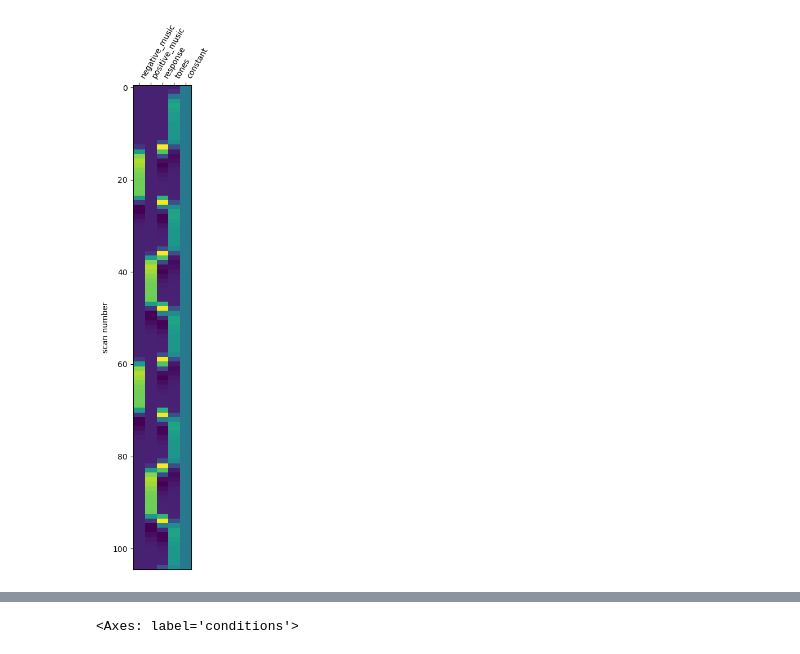
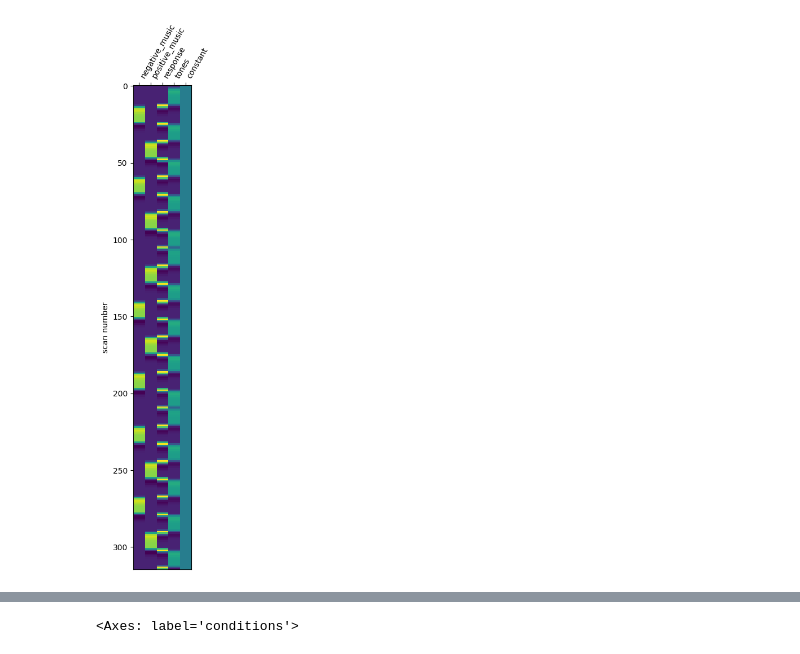
Before and after one commit to NicolasRR/NSSP, a Jupyter notebook: glm.ipynb, the cells around one changed output, grey strips where cells are left out. Cells and saved outputs as stored; diff of their text form; code cells hidden in the pictures.

```diff
--- a/glm.ipynb
+++ b/glm.ipynb
@@ -72,0 +71,3 @@ for df in events_list:
+# %%
+events = pd.concat(events_list, ignore_index=True)
+events.tail()
@@ -73,4 +81,5 @@ for df in events_list:
 # %%
-data = fmri_img.dataobj[...,:105]
+# data = fmri_img.dataobj[...,:105*2]
 
-target_img = nib.Nifti1Image(data,fmri_img.affine, fmri_img.header)
+# target_img = nib.Nifti1Image(data,fmri_img.affine, fmri_img.header)
+# del fmri_img
@@ -88,7 +87,7 @@ fsleyesDisplay.resetOverlays()
 import json
 
 # Load JSON data from a file
-with open("./task-music_bold.json", 'r') as file:
+with open(sample_path+"/task-music_bold.json", 'r') as file:
     data = json.load(file)
 
 TR = data['RepetitionTime']
@@ -104,13 +100,11 @@ TR = data['RepetitionTime']
 from nilearn.glm.first_level import make_first_level_design_matrix, FirstLevelModel
 
 # Specify what sort of GLM we want (nature of the noise, repetition time of the data and other parameters)
-fmri_glm = FirstLevelModel(t_r=TR,
-                           noise_model='ar1',
-                           standardize=False,
-                           hrf_model='spm',
-                           drift_model=None,
-                           high_pass=.01)
+fmri_glm1 = FirstLevelModel(t_r=TR,
+                           **fmri_args
+                           )
 
 # Fit the model to our design and data
-fmri_glm = fmri_glm.fit(target_img, events_list[0])
+# fmri_glm = fmri_glm.fit(target_img, pd.concat(events_list[0:-1], ignore_index=True))
+fmri_glm1 = fmri_glm1.fit(fmri_img, events)
 # %% [output]
@@ -124,9 +116,9 @@ fmri_glm = fmri_glm.fit(target_img, events_list[0])
 # %%
 from nilearn.plotting import plot_design_matrix
-plot_design_matrix(fmri_glm.design_matrices_[0])
+plot_design_matrix(fmri_glm1.design_matrices_[0])
 plt.show()
 # %% [output]
-[figure, old version]
+[figure, new version]
 # %%
 # Create the dictionary of the conditions
 trial_type = ['positive_music', 'negative_music']
```
Also changed, not shown: parts of 38 cells of this notebook, 2 other files.
